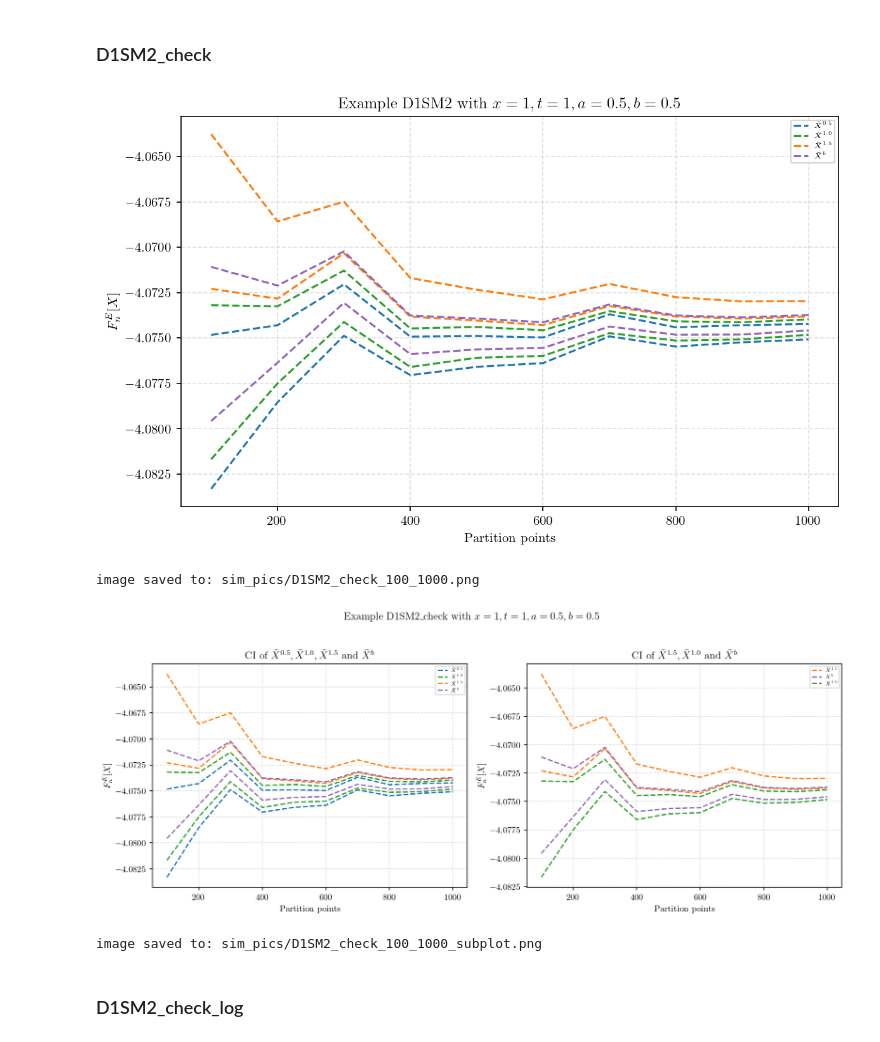
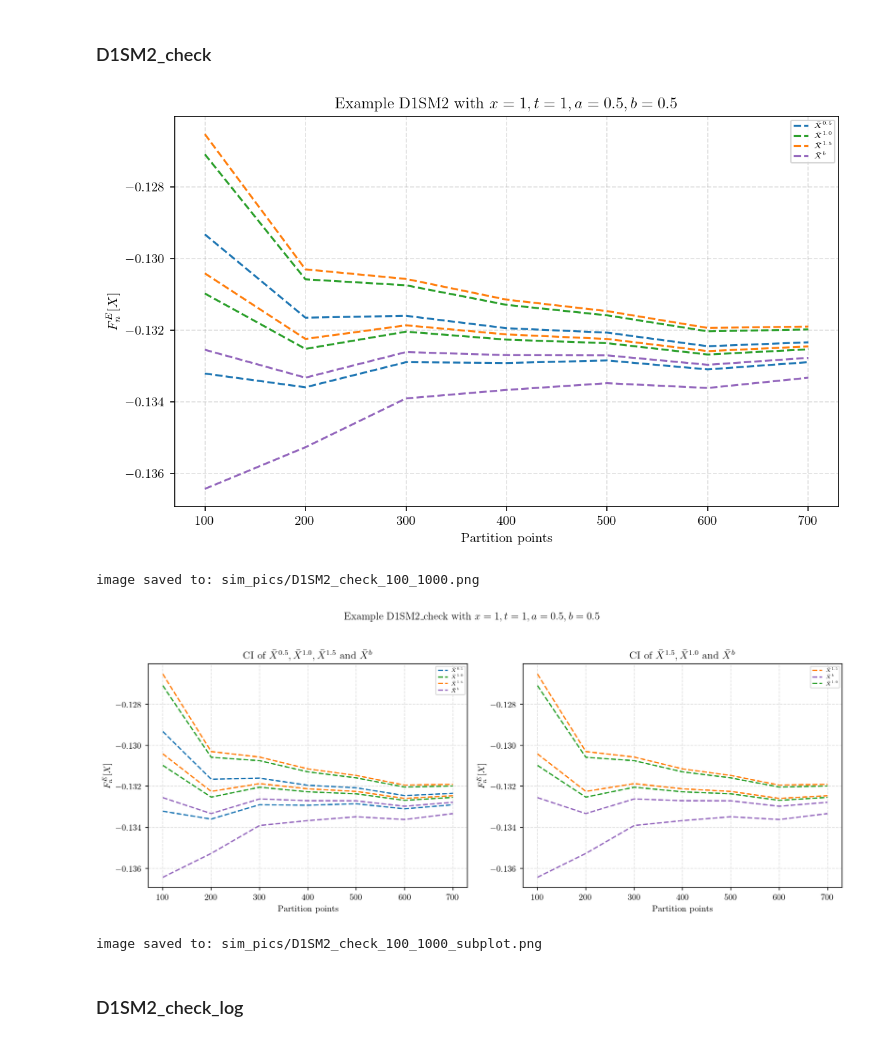
Before and after one commit to Andriyichenko/simulation, a Jupyter notebook: D1S/D1S_plot.ipynb, the cells around one changed output. Cells and saved outputs as stored; diff of their text form; code cells hidden in the pictures.

```diff
--- a/D1S/D1S_plot.ipynb
+++ b/D1S/D1S_plot.ipynb
@@ -609,7 +609,7 @@ def conf_level(a): #aは信頼度であり、ex:a=0.95なら95%信頼区間
     z=norm.ppf(1 - alpha / 2) #ここでPPF = Percent Point Function,両側検定なのでalpha/2,norm.ppfは累積分布関数の逆関数、i.e.「何番目の値がこの累積確率になるのか？」を計算する
     return z
 
-df2 = pd.read_csv("../data_source/D1SΔM2_check_100_1000_data.csv")
+df2 = pd.read_csv("../data_source/D1SM2_check_100_1000_data.csv")
 #df2 = pd.read_csv("../data_source/D1SM1_limit_100_1000_data.csv")
 
 
@@ -634,34 +634,34 @@ A_low_df2    = df2['A']     - z * A_se_df2
 Am_up_df2    = df2['Am']    + z * Am_se_df2
 Am_low_df2   = df2['Am']    - z * Am_se_df2
 A15_up_df2   = df2['A_1_5'] + z * A15_se_df2
 A15_low_df2  = df2['A_1_5'] - z * A15_se_df2
 Axb_up_df2   = df2['Ab'] + z * Axb_se_df2
 Axb_low_df2  = df2['Ab'] - z * Axb_se_df2
 
 
 # グラフを描画
 plt.figure(figsize=(8, 5), dpi=150)  # dpi とは Dots Per Inch を意味する
 plt.plot(df2["points"], A_up_df2, linestyle="--", color="#1f77b4", label=r"$\bar{X}^{0.5}$")
 plt.plot(df2["points"], A_low_df2, linestyle="--", color="#1f77b4")
 plt.plot(df2["points"], Am_up_df2, linestyle="--", color="#2ca02c", label=r"$\bar{X}^{1.0}$ ")
 plt.plot(df2["points"], Am_low_df2, linestyle="--", color="#2ca02c")
 plt.plot(df2["points"], A15_up_df2, linestyle="--", color="#ff7f0e", label=r"$\bar{X}^{1.5}$ ")
 plt.plot(df2["points"], A15_low_df2, linestyle="--", color="#ff7f0e")
 plt.plot(df2["points"], Axb_up_df2, linestyle="--", color="#9467bd", label=r"$\bar{X}^{b}$ ")
 plt.plot(df2["points"], Axb_low_df2, linestyle="--", color="#9467bd")
 
 
 plt.title(r'Example D1SM2 with $x=1,t=1,a=0.5,b=0.5$')
 plt.xlabel("Partition points")
 plt.ylabel(r"$F^{E}_{n}[X]$ ")
 plt.grid(True, linestyle="--", alpha=0.4)
 plt.legend(fontsize=5.5, loc='best')
 plt.tight_layout()  # 自動的にレイアウトを調整する
 plt.savefig(save_path, dpi=250, bbox_inches='tight')
 plt.show()
 print("image saved to:", save_path)
 # %% [output]
-[figure, old version]
+[figure, new version]
 image saved to: sim_pics/D1SM2_check_100_1000.png
 # %%
 #D1SM2_check_100_1000_subplot plot with confidence intervals
@@ -684,7 +684,7 @@ def conf_level(a):  # aは信頼度であり、ex:a=0.95なら95%信頼区間
     z = norm.ppf(1 - alpha / 2)
     return z
 
-df2 = pd.read_csv("../data_source/D1SΔM2_check_100_1000_data.csv")
+df2 = pd.read_csv("../data_source/D1SM2_check_100_1000_data.csv")
 
 # z信頼水準の計算,aは信頼度であり、ex:a=0.95なら95%信頼区間
 a = 0.95
@@ -756,7 +756,7 @@ plt.savefig(save_path, dpi=250, bbox_inches='tight')
 plt.show()
 print("image saved to:", save_path)
 # %% [output]
-[figure, old version]
+[figure, new version]
 image saved to: sim_pics/D1SM2_check_100_1000_subplot.png
 # %% [markdown]
 ### D1SM2_check_log
```
Also changed, not shown: 10 other files.
